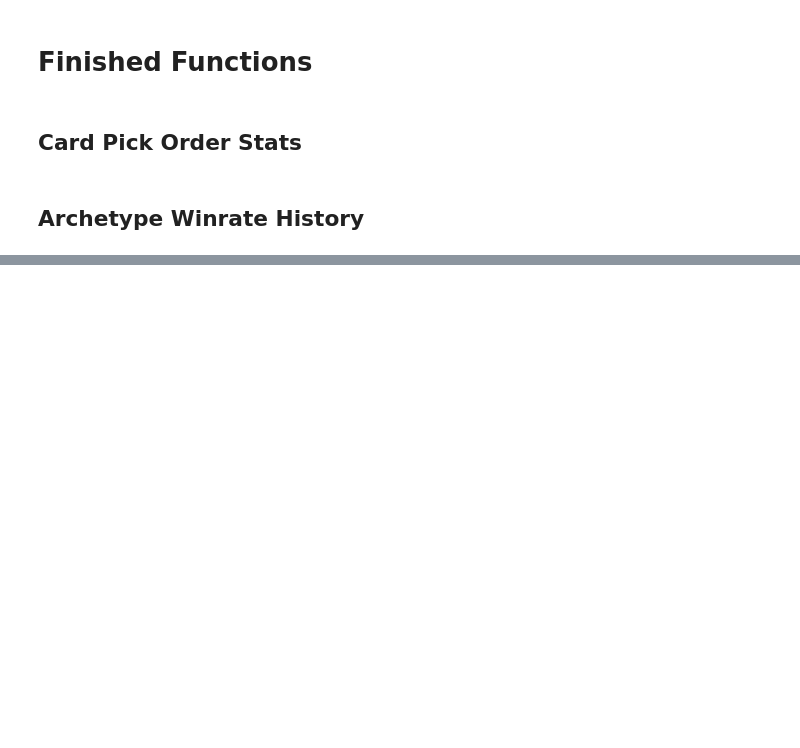
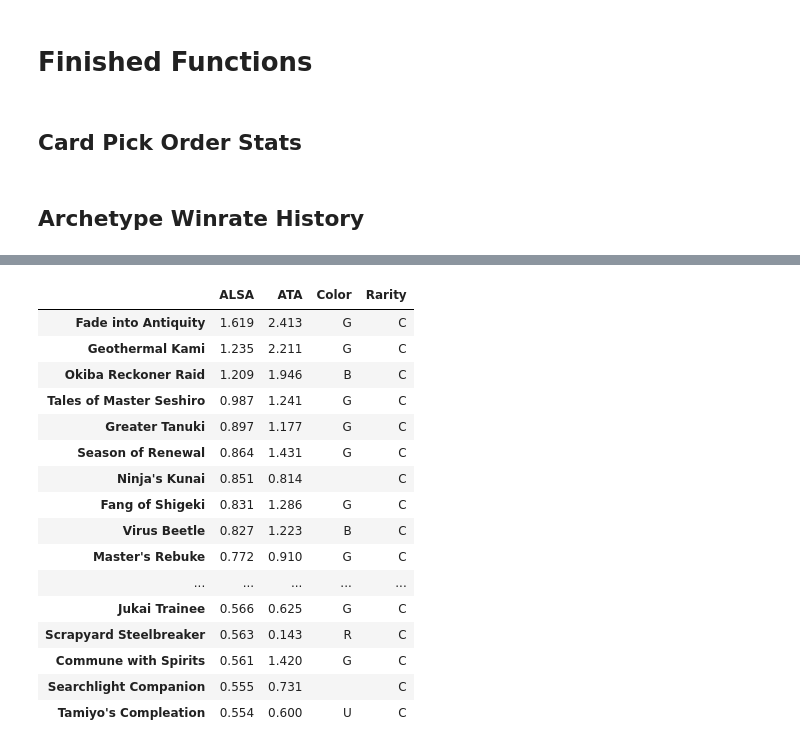
Before and after one commit to ZacharyMN709/DraftMetaReporter, a Jupyter notebook: Scratch.ipynb, the cells around one changed output, grey strips where cells are left out. Drawn from its saved outputs; the diff is of its cells as text; code cells hidden in the pictures; blank space fills up the shorter version.

```diff
--- a/Scratch.ipynb
+++ b/Scratch.ipynb
@@ -98,6 +12,0 @@ class RawDataFetcher:
-# %%
-ACTIVE_SET = 'NEO'
-ACTIVE_FORMAT = 'PremierDraft'
-loader = JSONHandler(ACTIVE_SET, ACTIVE_FORMAT)
-last_edit = loader.get_last_write_time()
-last_edit
@@ -482,0 +373,17 @@ graph_archtype_winrates_frame('RW', 3)
+# %%
+def compare_card_evaluations(start_date, end_date):
+    def inner_func(date):
+        df = manager.card_frame(date=date, colors=colors)
+        df.index = [tup[2] for tup in df.index]
+        return df
+
+    first = inner_func(date='2022-02-10')
+    last = inner_func(date='2022-02-15')
+    diff = first[['ALSA', 'ATA']] - last[['ALSA', 'ATA']]
+    diff['Color'] = first['Color']
+    diff['Rarity'] = first['Rarity']
+    return diff
+
+diff = compare_card_evaluations('2022-02-10', '2022-02-15')
+commons = diff[diff['Rarity'] == 'C']
+uncommons = diff[diff['Rarity'] == 'U']
@@ -482,0 +404,20 @@ graph_archtype_winrates_frame('RW', 3)
+# %%
+commons.sort_values('ALSA', ascending=False).head(20)
+# %% [output]
+|  | ALSA | ATA | Color | Rarity |
+| Fade into Antiquity | 1.619 | 2.413 | G | C |
+| Geothermal Kami | 1.235 | 2.211 | G | C |
+| Okiba Reckoner Raid | 1.209 | 1.946 | B | C |
+| Tales of Master Seshiro | 0.987 | 1.241 | G | C |
+| Greater Tanuki | 0.897 | 1.177 | G | C |
+| Season of Renewal | 0.864 | 1.431 | G | C |
+| Ninja's Kunai | 0.851 | 0.814 |  | C |
+| Fang of Shigeki | 0.831 | 1.286 | G | C |
+| Virus Beetle | 0.827 | 1.223 | B | C |
+| Master's Rebuke | 0.772 | 0.910 | G | C |
+| ... | ... | ... | ... | ... |
+| Jukai Trainee | 0.566 | 0.625 | G | C |
+| Scrapyard Steelbreaker | 0.563 | 0.143 | R | C |
+| Commune with Spirits | 0.561 | 1.420 | G | C |
+| Searchlight Companion | 0.555 | 0.731 |  | C |
+| Tamiyo's Compleation | 0.554 | 0.600 | U | C |
```
Also changed, not shown: parts of 25 cells of this notebook, 1 other file.
